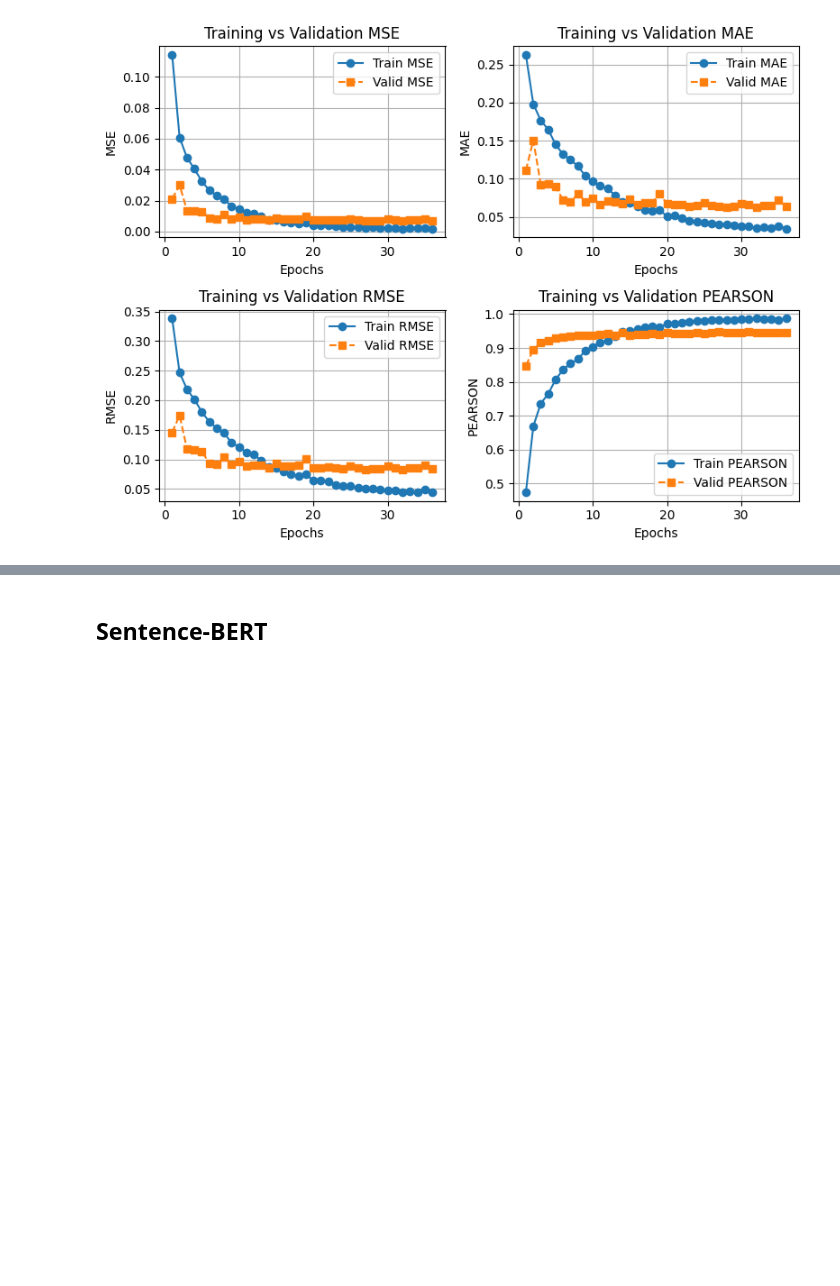
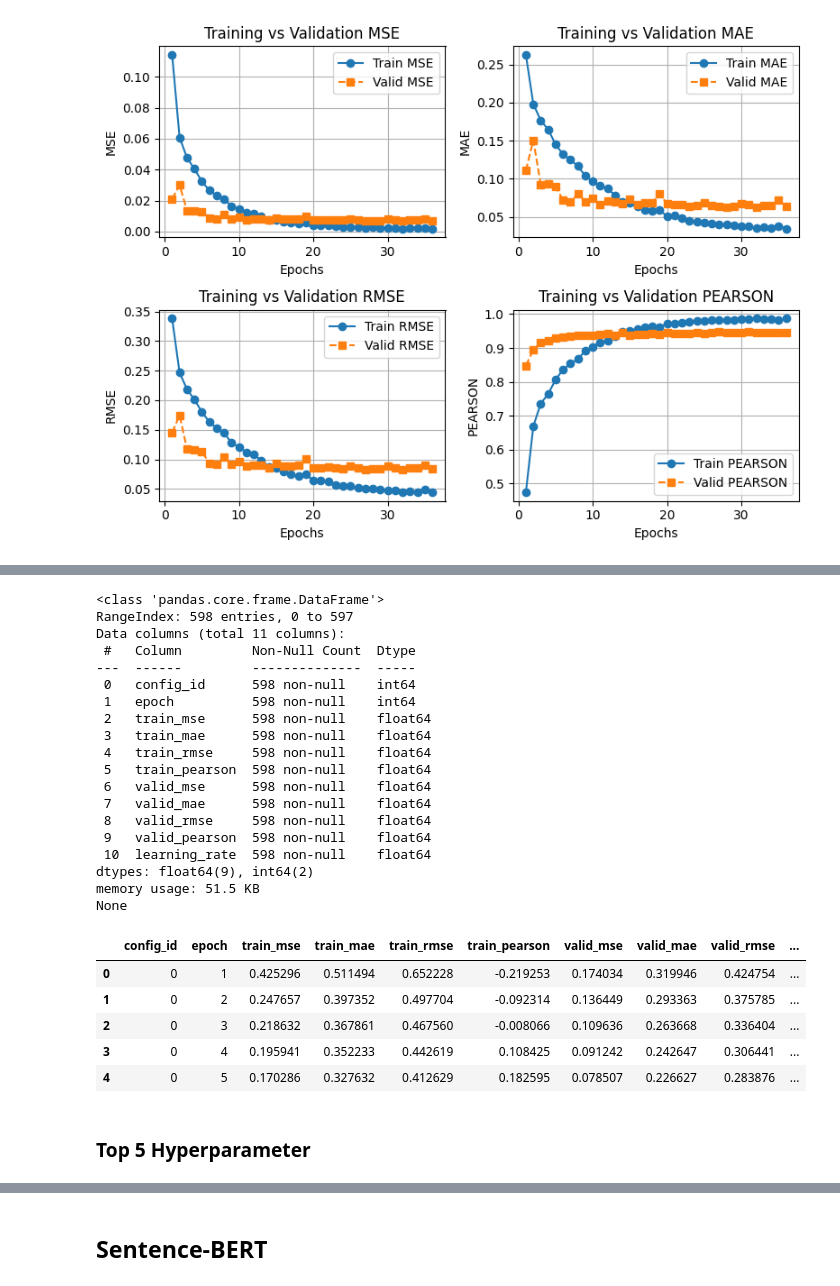
Before and after one commit to bwbayu/llm_aes, a Jupyter notebook: notebooks/bert_analysis.ipynb, the cells around one changed output, grey strips where cells are left out. Saved outputs shown, nothing was run; the diff lists cells and outputs as text; code cells hidden in the pictures; blank space fills up the shorter version.

```diff
--- a/notebooks/bert_analysis.ipynb
+++ b/notebooks/bert_analysis.ipynb
@@ -267,0 +298,32 @@ plot_training(df_bert_after_0)
+# %%
+df_bert_epoch_freeze = pd.read_csv("../experiments/results/results_epoch_bert_freeze.csv")
+print(df_bert_epoch_freeze.info())
+df_bert_epoch_freeze.head()
+# %% [output]
+<class 'pandas.core.frame.DataFrame'>
+RangeIndex: 598 entries, 0 to 597
+Data columns (total 11 columns):
+ #   Column         Non-Null Count  Dtype
+---  ------         --------------  -----
+ 0   config_id      598 non-null    int64
+ 1   epoch          598 non-null    int64
+ 2   train_mse      598 non-null    float64
+ 3   train_mae      598 non-null    float64
+ 4   train_rmse     598 non-null    float64
+ 5   train_pearson  598 non-null    float64
+ 6   valid_mse      598 non-null    float64
+ 7   valid_mae      598 non-null    float64
+ 8   valid_rmse     598 non-null    float64
+ 9   valid_pearson  598 non-null    float64
+ 10  learning_rate  598 non-null    float64
+dtypes: float64(9), int64(2)
+memory usage: 51.5 KB
+None
+|  | config_id | epoch | train_mse | train_mae | train_rmse | train_pearson | valid_mse | valid_mae | valid_rmse | ... |
+| 0 | 0 | 1 | 0.425296 | 0.511494 | 0.652228 | -0.219253 | 0.174034 | 0.319946 | 0.424754 | ... |
+| 1 | 0 | 2 | 0.247657 | 0.397352 | 0.497704 | -0.092314 | 0.136449 | 0.293363 | 0.375785 | ... |
+| 2 | 0 | 3 | 0.218632 | 0.367861 | 0.467560 | -0.008066 | 0.109636 | 0.263668 | 0.336404 | ... |
+| 3 | 0 | 4 | 0.195941 | 0.352233 | 0.442619 | 0.108425 | 0.091242 | 0.242647 | 0.306441 | ... |
+| 4 | 0 | 5 | 0.170286 | 0.327632 | 0.412629 | 0.182595 | 0.078507 | 0.226627 | 0.283876 | ... |
+# %% [markdown]
+### Top 5 Hyperparameter
```
Also changed, not shown: parts of 10 cells of this notebook.
